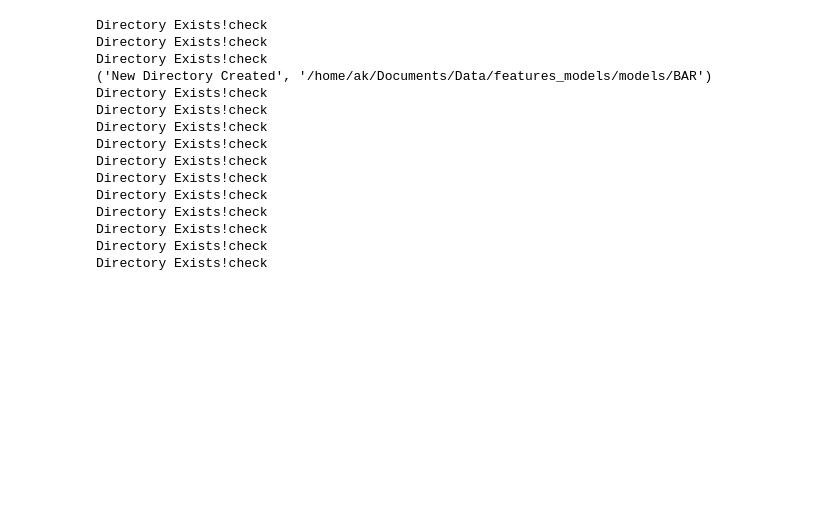
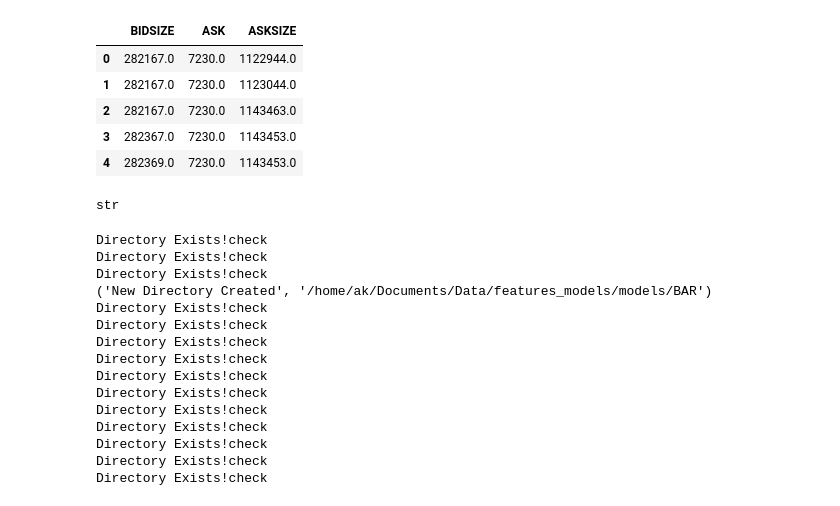
Before and after one commit to andreas-koukorinis/PaperCode, a Jupyter notebook: aknotebooks/scrap.ipynb, the cells around one changed output. Saved outputs shown, nothing was run; the diff lists cells and outputs as text; code cells hidden in the pictures; blank space fills up the shorter version.

```diff
--- a/aknotebooks/scrap.ipynb
+++ b/aknotebooks/scrap.ipynb
@@ -61,0 +69,3 @@ sys.path.append('/home/ak/Documents/Research/QFPaper/aknotebooks/classification/
+# %%
+df_test['time']=df_test['timestamp'].dt.time
+df_test['date']=df_test['timestamp'].dt.date
@@ -61,0 +82,2 @@ sys.path.append('/home/ak/Documents/Research/QFPaper/aknotebooks/classification/
+# %%
+df_test['milliSeconds']=[int(((x.hour*60 + x.minute)*60 + x.second)*1000) for x in df_test['time']]
@@ -62,3 +100,22 @@ sys.path.append('/home/ak/Documents/Research/QFPaper/aknotebooks/classification/
+# %%
+df_2=pd.DataFrame()
+df_2[['BID','BIDSIZE','ASK','ASKSIZE']]=df_test[['BIDPRC1', 'BIDSIZE1', 'ASKPRC1',
+       'ASKSIZE1']]
+# %%
+df_2.drop('BID', axis=1, inplace=True)
+# %%
+df_2
+# %% [output]
+|  | BIDSIZE | ASK | ASKSIZE |
+| 0 | 282167.0 | 7230.0 | 1122944.0 |
+| 1 | 282167.0 | 7230.0 | 1123044.0 |
+| 2 | 282167.0 | 7230.0 | 1143463.0 |
+| 3 | 282367.0 | 7230.0 | 1143453.0 |
+| 4 | 282369.0 | 7230.0 | 1143453.0 |
+# %%
+type(raw_data['happened_at'][1])
+# %% [output]
+str
 # %%
 def off_set(array_1, array_2):
     off_set= len(array_1)-len(array_2)
```
Also changed, not shown: parts of 10 cells of this notebook, 2 other files.
